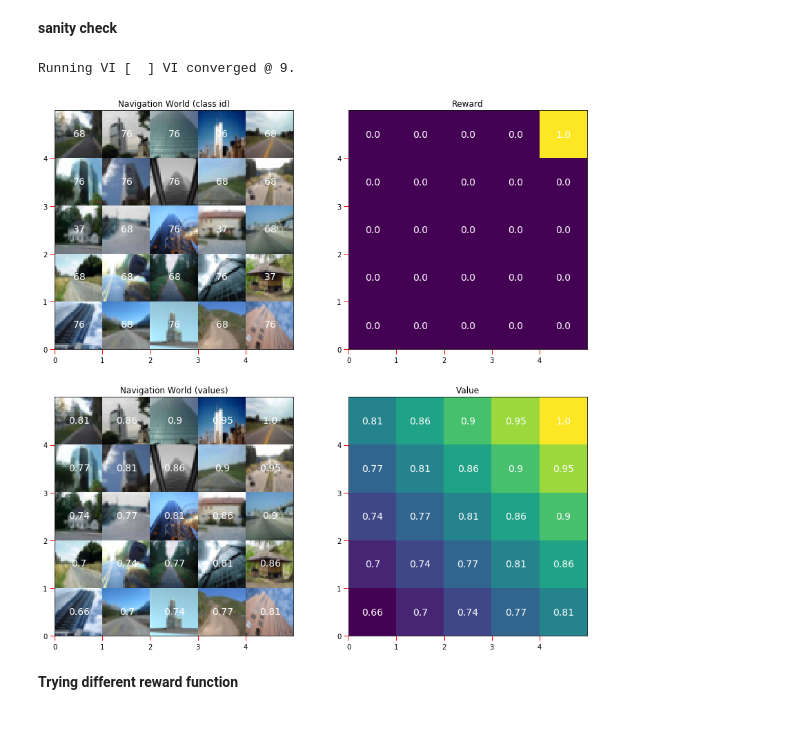
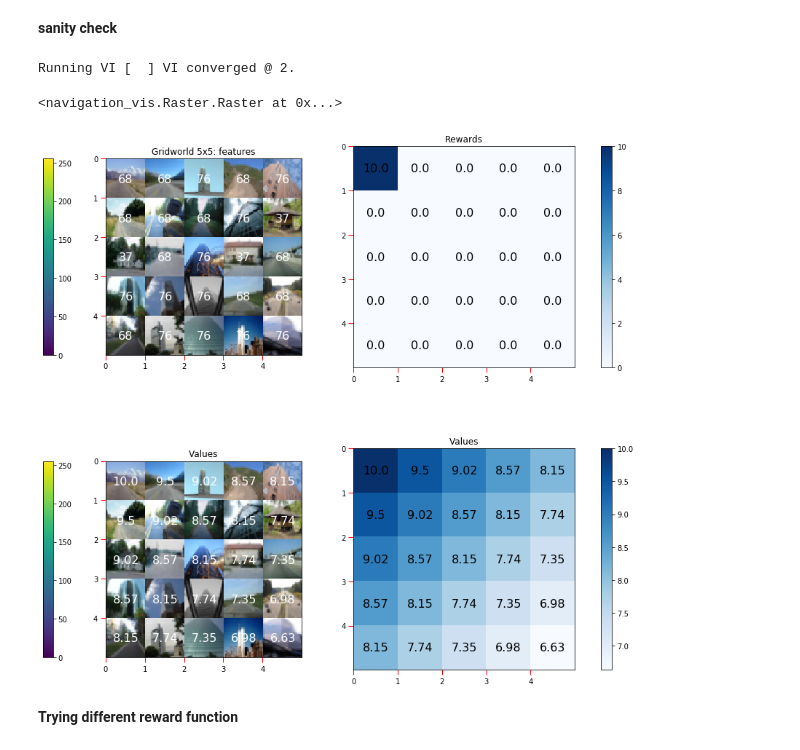
Before and after one commit to yrevar/InverseRL, a Jupyter notebook: gridworld_5x5.ipynb, the cells around one changed output. Cells and saved outputs as stored; diff of their text form; code cells hidden in the pictures.

Commit message:
Added 3 MLIRL experiments. Improvements in reward model. Bugfix and improvements in Planning->VI. Added plotting helper class and utility functions.

```diff
--- a/gridworld_5x5.ipynb
+++ b/gridworld_5x5.ipynb
@@ -45,22 +42,20 @@ cifar.classes.index("house"), cifar.classes.index("skyscraper"), cifar.classes.i
 # %%
 np.random.seed(5)
 # Specify state space
-S = DiscreteStateSpace(5,5)
-goal = (4,4)
+S = NvMDP.state.DiscreteStateSpace(5,5)
+goal = (0,0)
 
 # Attach classes
 S.sample_and_attach_classes([37, 76, 68], [0.2, 0.3, 0.5])
 S.override_classes_by_loc([goal], [68])
 # Attach features
-S.attach_features(FeatureClassImageSampler(S, lambda x: sample_image(X, y, x)))
-PHI_gridded = S.features(gridded=True)
-PHI_gridded_vis = np.flip(PHI_gridded, 2)
+S.attach_features(NvMDP.features.FeatureClassImageSampler(S, lambda x: sample_image(X, y, x)))
 # Attach rewards
-S.attach_rewards(RewardStateScalar(S, loc_to_reward_dict={goal: 1}, class_id_to_reward_dict={
+S.attach_rewards(NvMDP.reward.RewardStateScalar(S, loc_to_reward_dict={goal: 10}, class_id_to_reward_dict={
     37: 0, 76: 0, 68: 0}, default=0))
 R = S.rewards()
 # Specify dynamics
-T = XYDynamics(S, slip_prob=0.)
+T = NvMDP.dynamics.XYDynamics(S, slip_prob=0.)
 # Set goal
 S.set_terminal_status_by_loc([goal])
 # Value Iteration
@@ -68,36 +63,22 @@ VI = Plan.ValueIteration(S, R, T, verbose=True)
 # VI.q_value_list(S[23], False)
 # %%
 log_Pi, V, Q, iterno = VI.run(100, Policy.Greedy, verbose=True, debug=False, eps=1e-6)
+values = V.detach().numpy().round(2)
 # %% [output]
-Running VI [  ] VI converged @ 9.
+Running VI [  ] VI converged @ 2.
-# %%
-fig = plt.figure(figsize=(14,14))
-state_ann_sz = 14
-state_ann_color = "white"
-plt.subplot(2,2,1)
-p = NavGridView(PHI_gridded_vis, ax=plt.gca()).render().ticks(minor=False).show_cell_text(
-    S.class_ids, fontsize=state_ann_sz, color_cb=lambda x: state_ann_color).title("Navigation World (class id)")
-# plt.colorbar(p.im)
-p.ax.invert_yaxis()
-
-plt.subplot(2,2,2)
-p = NavGridView(R[..., np.newaxis, np.newaxis, np.newaxis], ax=plt.gca()).render().ticks(minor=False).show_cell_text(
-    R, fontsize=state_ann_sz, color_cb=lambda x: state_ann_color).title("Reward")
-# plt.colorbar(p.im)
-p.ax.invert_yaxis()
-
-plt.subplot(2,2,3)
-p = NavGridView(PHI_gridded_vis, ax=plt.gca()).render().ticks(minor=False).show_cell_text(
-    V.numpy().round(2), fontsize=state_ann_sz, color_cb=lambda x: state_ann_color).title("Navigation World (values)")
-p.ax.invert_yaxis()
-
-plt.subplot(2,2,4)
-p = NavGridView(S._organize_to_grid(V)[..., np.newaxis, np.newaxis, np.newaxis],
-                ax=plt.gca()).render().ticks(minor=False).show_cell_text(
-    V.numpy().round(2), fontsize=state_ann_sz, color_cb=lambda x: state_ann_color).title("Value")
-p.ax.invert_yaxis()
-# %% [output]
-[figure, removed]
+# %%
+plt.figure(figsize=(14,14))
+plt.subplot(2,2,1)
+NvPlotter(S, R).plot_features(ann_col="white", title="Gridworld 5x5: features").colorbar(where="left", pad=1.)
+plt.subplot(2,2,2)
+NvPlotter(S, R).plot_rewards(cmap=cm.Blues, title="Rewards").colorbar(where="right", pad=0.5)
+plt.subplot(2,2,3)
+NvPlotter(S, R).plot_features(ann_col="white", ann=values, title="Values").colorbar(where="left", pad=1.)
+plt.subplot(2,2,4)
+NvPlotter(S, R).plot_array(values, cmap=cm.Blues, title="Values").colorbar(where="right", pad=0.5)
+# %% [output]
+<navigation_vis.Raster.Raster at 0x...>
+[figure, added]
 # %% [markdown]
 **Trying different reward function**
 # %%
```
Also changed, not shown: parts of 7 cells of this notebook, 14 other files.
